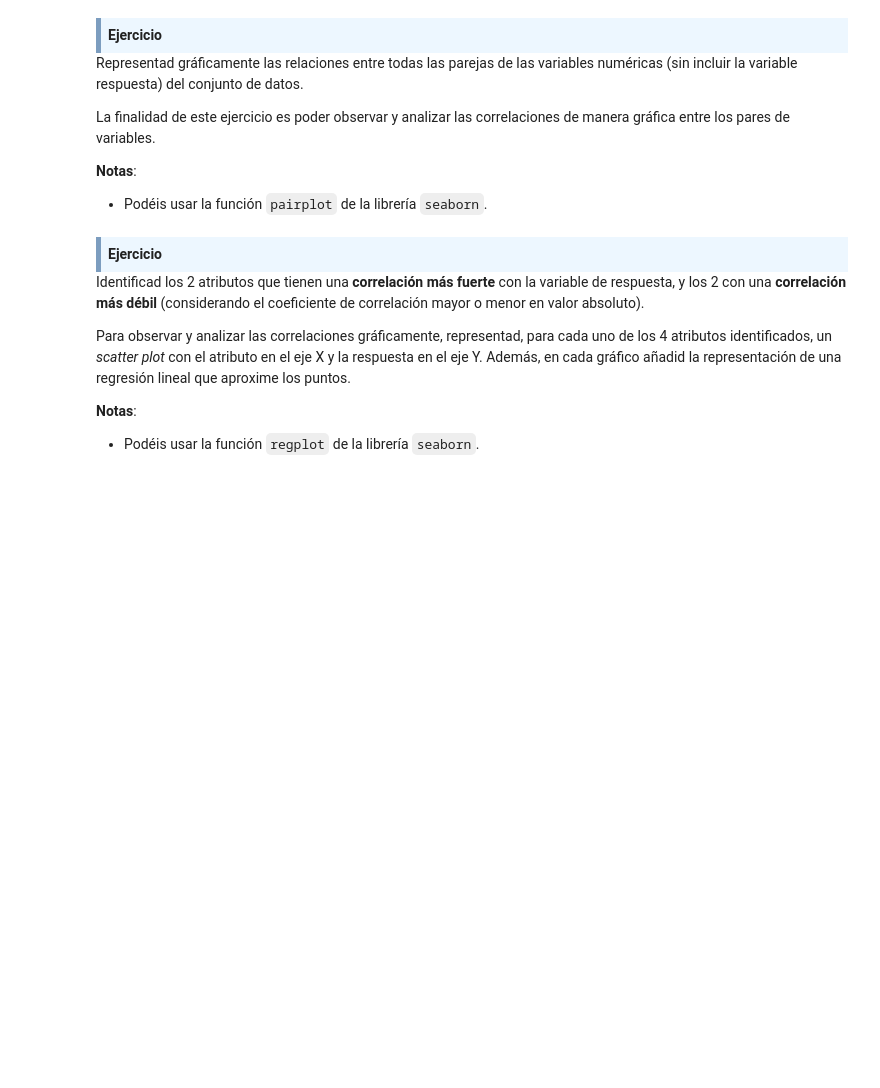
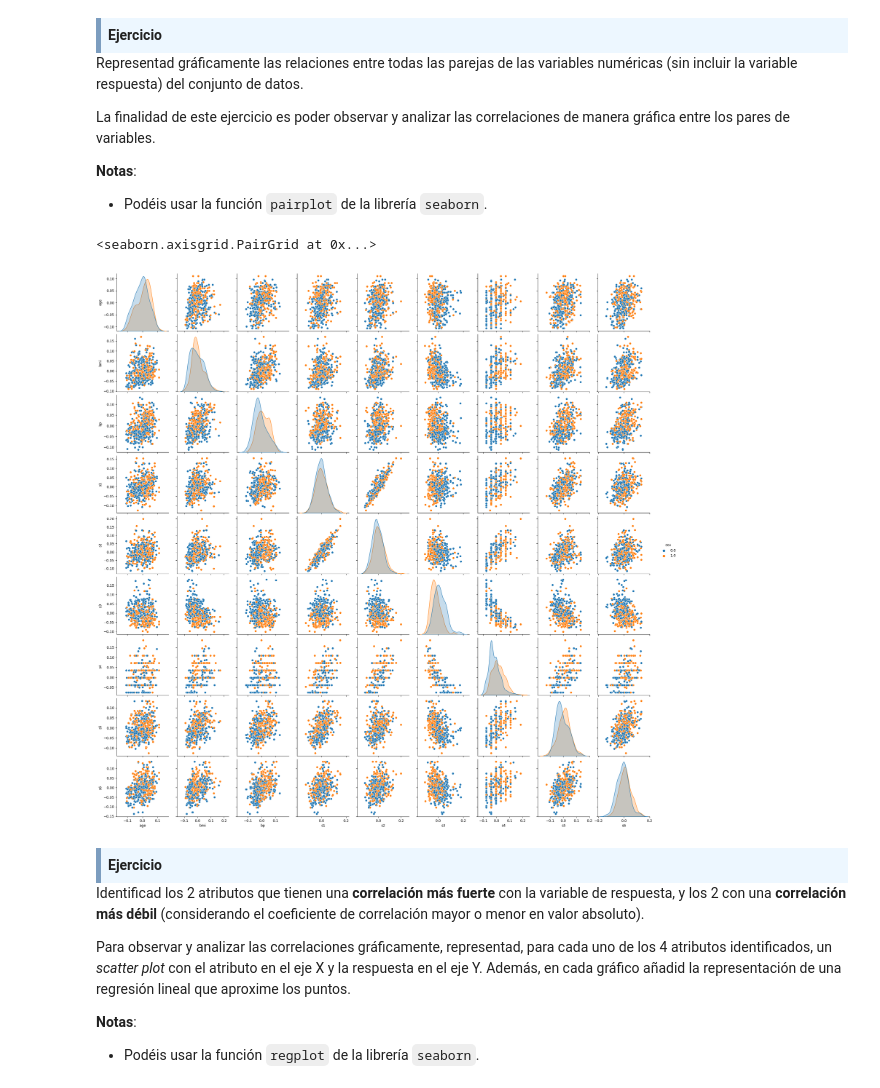
Before and after one commit to oriol-marco/Diabetes-PCA-RandomForest, a Jupyter notebook: M2.855_20221_PEC1-Enunciado.ipynb, the cells around one changed output. Cells and saved outputs as stored; diff of their text form; code cells hidden in the pictures; blank space fills up the shorter version.

```diff
--- a/M2.855_20221_PEC1-Enunciado.ipynb
+++ b/M2.855_20221_PEC1-Enunciado.ipynb
@@ -220,6 +324,15 @@ La finalidad de este ejercicio es poder observar y analizar las correlaciones de
 
 **Notas**:
 - Podéis usar la función `pairplot` de la librería `seaborn`.
+# %%
+sns.pairplot(df_diabetes,
+            diag_kind= "kde",
+            hue= ('sex'),
+            vars= num_feats
+            )
+# %% [output]
+<seaborn.axisgrid.PairGrid at 0x...>
+[figure, added]
 # %% [markdown]
 <div style="background-color: #EDF7FF; border-color: #7C9DBF; border-left: 5px solid #7C9DBF; padding: 0.5em;">
 <strong>Ejercicio</strong>
```
Also changed, not shown: parts of 25 cells of this notebook.
